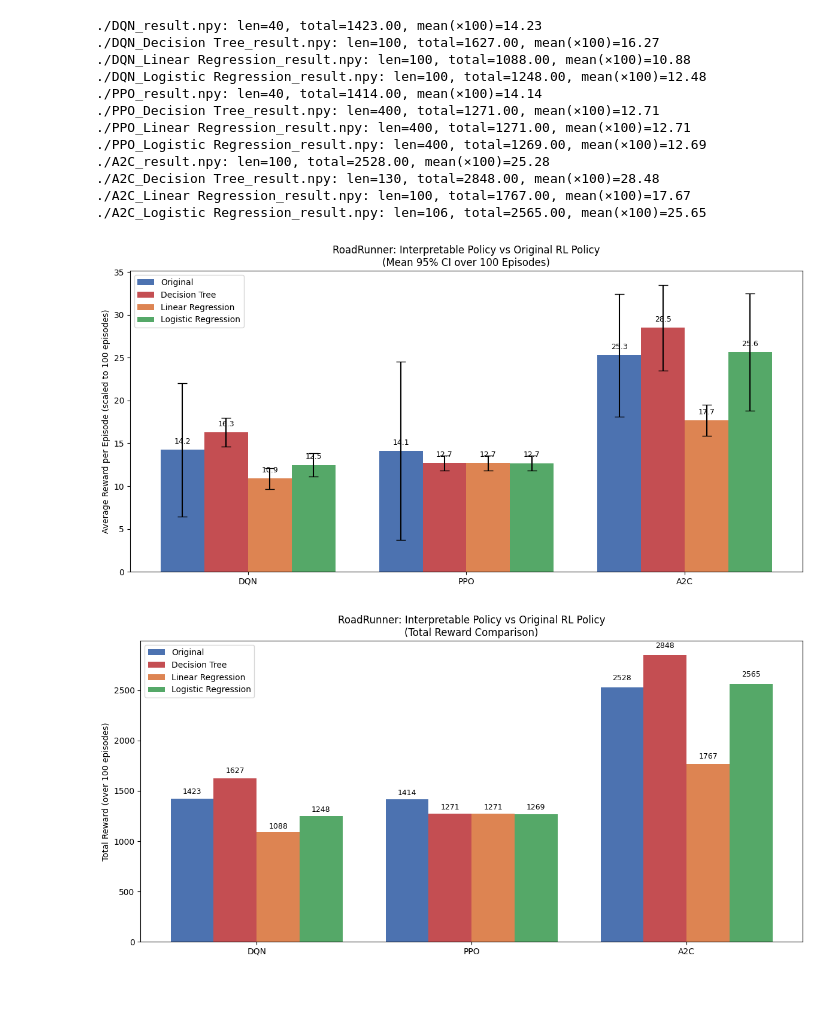
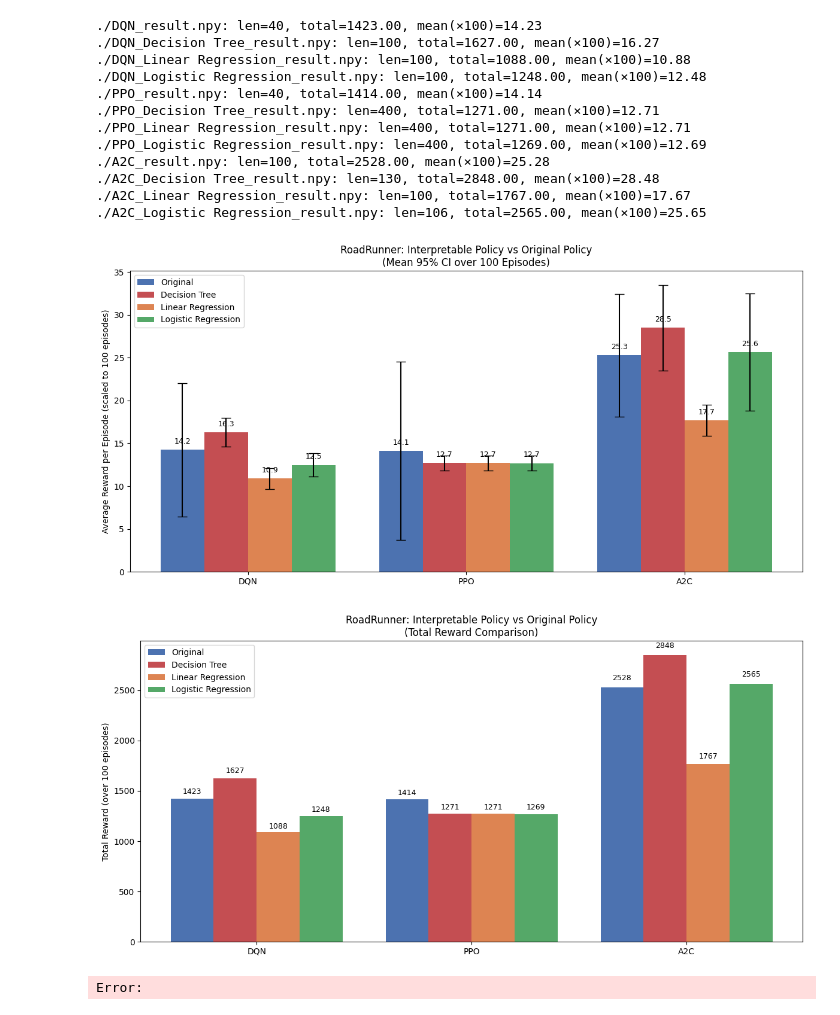
Before and after one commit to qyy752457002/Interpret-DRL-using-SHAP-Project, a Jupyter notebook: RoadRunner/plot.ipynb, the cells around one changed output. Drawn from its saved outputs; the diff is of its cells as text; code cells hidden in the pictures.

```diff
--- a/RoadRunner/plot.ipynb
+++ b/RoadRunner/plot.ipynb
@@ -57,35 +57,35 @@ for i, model in enumerate(models):
         color=colors[i],
     )
     # 在柱子顶部显示数值
     for bar in bars:
         height = bar.get_height()
         plt.text(
             bar.get_x() + bar.get_width() / 2,
             height + 0.5,
             f"{height:.1f}",
             ha="center", va="bottom", fontsize=9
         )
 
 plt.xticks(x, algorithms)
 plt.ylabel("Average Reward per Episode (scaled to 100 episodes)")
-plt.title("RoadRunner: Interpretable Policy vs Original RL Policy\n(Mean 95% CI over 100 Episodes)")
+plt.title("RoadRunner: Interpretable Policy vs Original Policy\n(Mean 95% CI over 100 Episodes)")
 plt.legend()
 plt.tight_layout()
 plt.show()
 # %% [output]
 ./DQN_result.npy: len=40, total=1423.00, mean(×100)=14.23
 ./DQN_Decision Tree_result.npy: len=100, total=1627.00, mean(×100)=16.27
 ./DQN_Linear Regression_result.npy: len=100, total=1088.00, mean(×100)=10.88
 ./DQN_Logistic Regression_result.npy: len=100, total=1248.00, mean(×100)=12.48
 ./PPO_result.npy: len=40, total=1414.00, mean(×100)=14.14
 ./PPO_Decision Tree_result.npy: len=400, total=1271.00, mean(×100)=12.71
 ./PPO_Linear Regression_result.npy: len=400, total=1271.00, mean(×100)=12.71
 ./PPO_Logistic Regression_result.npy: len=400, total=1269.00, mean(×100)=12.69
 ./A2C_result.npy: len=100, total=2528.00, mean(×100)=25.28
 ./A2C_Decision Tree_result.npy: len=130, total=2848.00, mean(×100)=28.48
 ./A2C_Linear Regression_result.npy: len=100, total=1767.00, mean(×100)=17.67
 ./A2C_Logistic Regression_result.npy: len=106, total=2565.00, mean(×100)=25.65
-[figure, old version]
+[figure, new version]
 # %%
 algorithms = ["DQN", "PPO", "A2C"]
 models = ["Original", "Decision Tree", "Linear Regression", "Logistic Regression"]
@@ -132,9 +132,10 @@ for i, model in enumerate(models):
 
 plt.xticks(x, algorithms)
 plt.ylabel("Total Reward (over 100 episodes)")
-plt.title("RoadRunner: Interpretable Policy vs Original RL Policy\n(Total Reward Comparison)")
+plt.title("RoadRunner: Interpretable Policy vs Original Policy\n(Total Reward Comparison)")
 plt.legend()
 plt.tight_layout()
 plt.show()
 # %% [output]
-[figure, old version]
+[figure, new version]
+Error:
```
Also changed, not shown: 9 other files.
